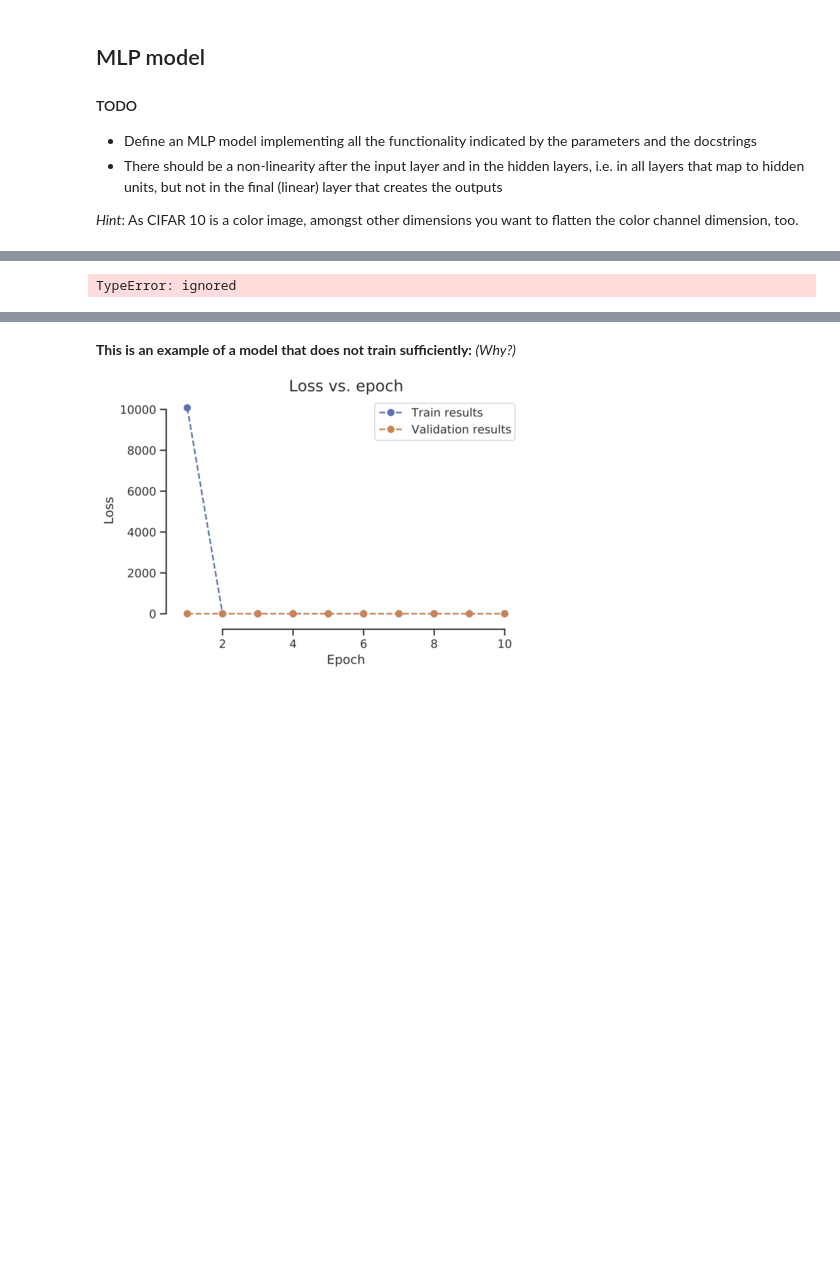
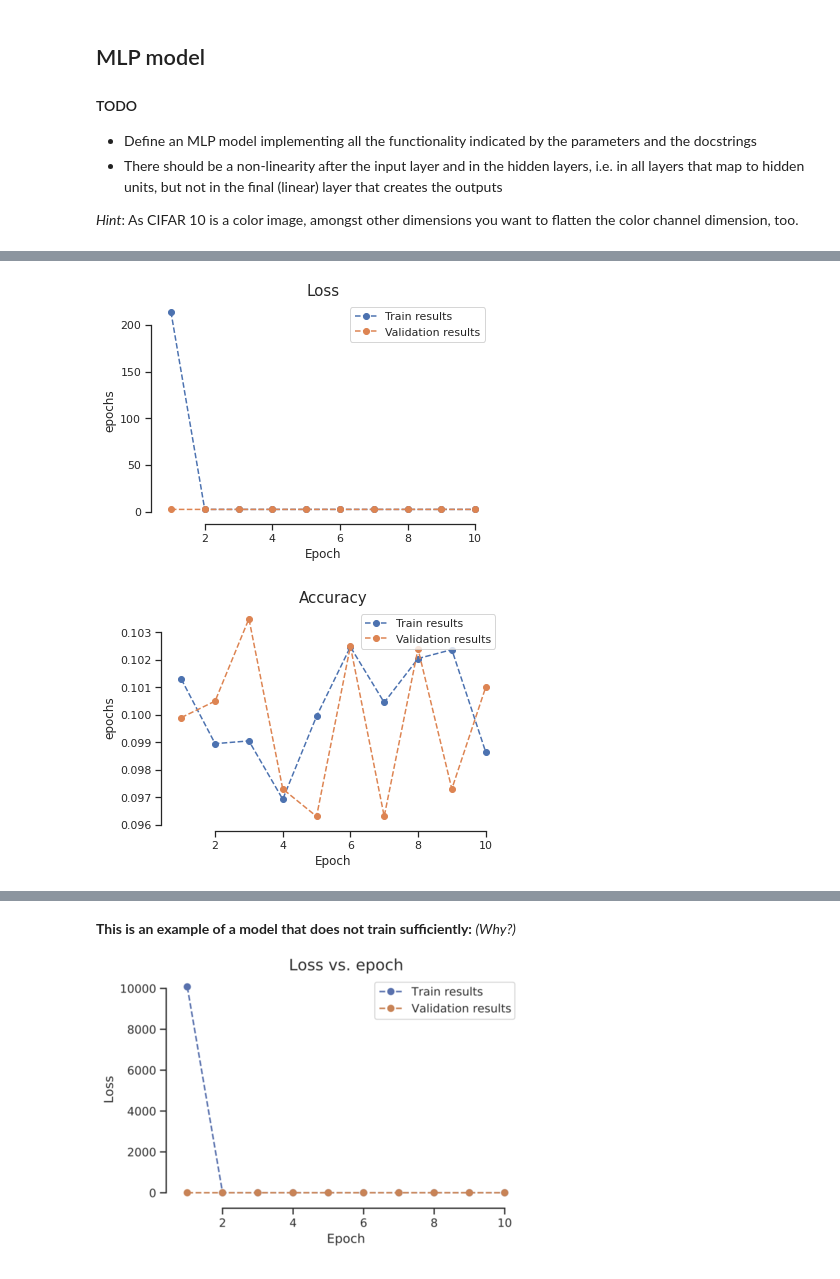
Before and after one commit to jonaden94/deepl-ecker-21-22, a Jupyter notebook: Ex2_2021.ipynb, the cells around one changed output, grey strips where cells are left out. Saved outputs shown, nothing was run; the diff lists cells and outputs as text; code cells hidden in the pictures; blank space fills up the shorter version.

```diff
--- a/Ex2_2021.ipynb
+++ b/Ex2_2021.ipynb
@@ -424,13 +399,12 @@ def run_training(model, optimizer, loss_function, device, num_epochs,
         if verbose:
             master_bar.write(f'Train loss: {epoch_train_loss:.2f}, val loss: {epoch_val_loss:.2f}, train acc: {epoch_train_acc:.3f}, val acc {epoch_val_acc:.3f}')
 
-        if early_stopper:
-            ####################
-            ## YOUR CODE HERE ##
-            ####################
-            raise NotImplementedError
-
-            # END OF YOUR CODE #
+        # custom code for early stopper
+        early_stopper.update(val_accs)
+        if early_stopper.stop:
+              time_elapsed = np.round(time.time() - start_time, 0).astype(int)
+              print(f'stoped early after {time_elapsed} seconds and in epoch {epoch}')
+              return train_losses, val_losses, train_accs, val_accs, confusion_matrix
 
     time_elapsed = np.round(time.time() - start_time, 0).astype(int)
     print(f'Finished training after {time_elapsed} seconds.')
@@ -523,7 +497,6 @@ class MLP(nn.Module):
         self.relu = act_fn
         self.num_hidden_layers = num_hidden_layers
 
-
     def forward(self, x):
         """Compute model predictions.
 
@@ -546,7 +519,7 @@ class MLP(nn.Module):
         for i in range(self.num_hidden_layers-1):
             x = self.relu(x)
             x = self.layer_mid(x)
-
+        x = self.relu(x)
         outputs = self.layer_out(x)
         return outputs
 # %% [markdown]
@@ -572,12 +544,10 @@ mlp = MLP(img_width=32, num_in_channels=3, num_classes=10, num_hidden_units=30,
           num_hidden_layers=1, act_fn=nn.ReLU(inplace=False))
 
 mlp = mlp.cuda()
-
-optimizer = torch.optim.Adam(mlp.parameters(), lr=0.1)
-
+optimizer = torch.optim.Adam(mlp.parameters(), lr=1)
 loss_function = nn.CrossEntropyLoss()
 
 
-result = run_training(mlp, optimizer, loss_function, device, 10,
+result1 = run_training(mlp, optimizer, loss_function, device, 10,
                       trainloader, valloader, early_stopper=None, verbose=True)
 # %% [output]
@@ -594,5 +564 @@ Train loss: 1.82, val loss: 1.89, train acc: 0.373, val acc 0.345
 Finished training after 145 seconds.
-# %%
-plot(result[0])
-# %% [output]
-TypeError: ignored
@@ -600,0 +565,7 @@ train_losses, val_losses, train_accs, val_accs, confusion_matrix
+# %%
+train_losses, val_losses, train_accs, val_accs, confusion_matrix = result1
+plot("Loss", "epochs", train_losses, val_losses, yscale='linear')
+plot("Accuracy", "epochs", train_accs, val_accs, yscale='linear')
+# %% [output]
+[figure, added]
+[figure, added]
```
Also changed, not shown: parts of 27 cells of this notebook.
